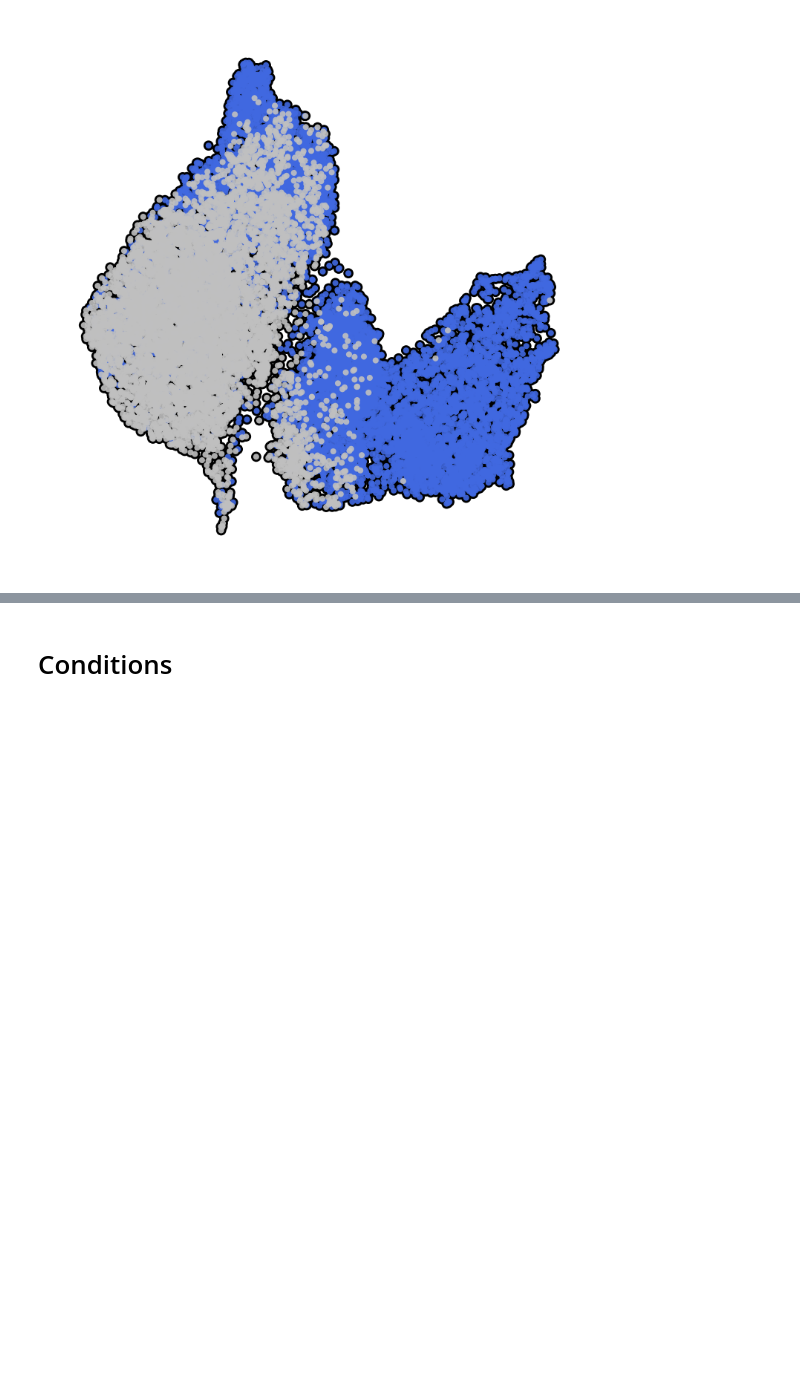
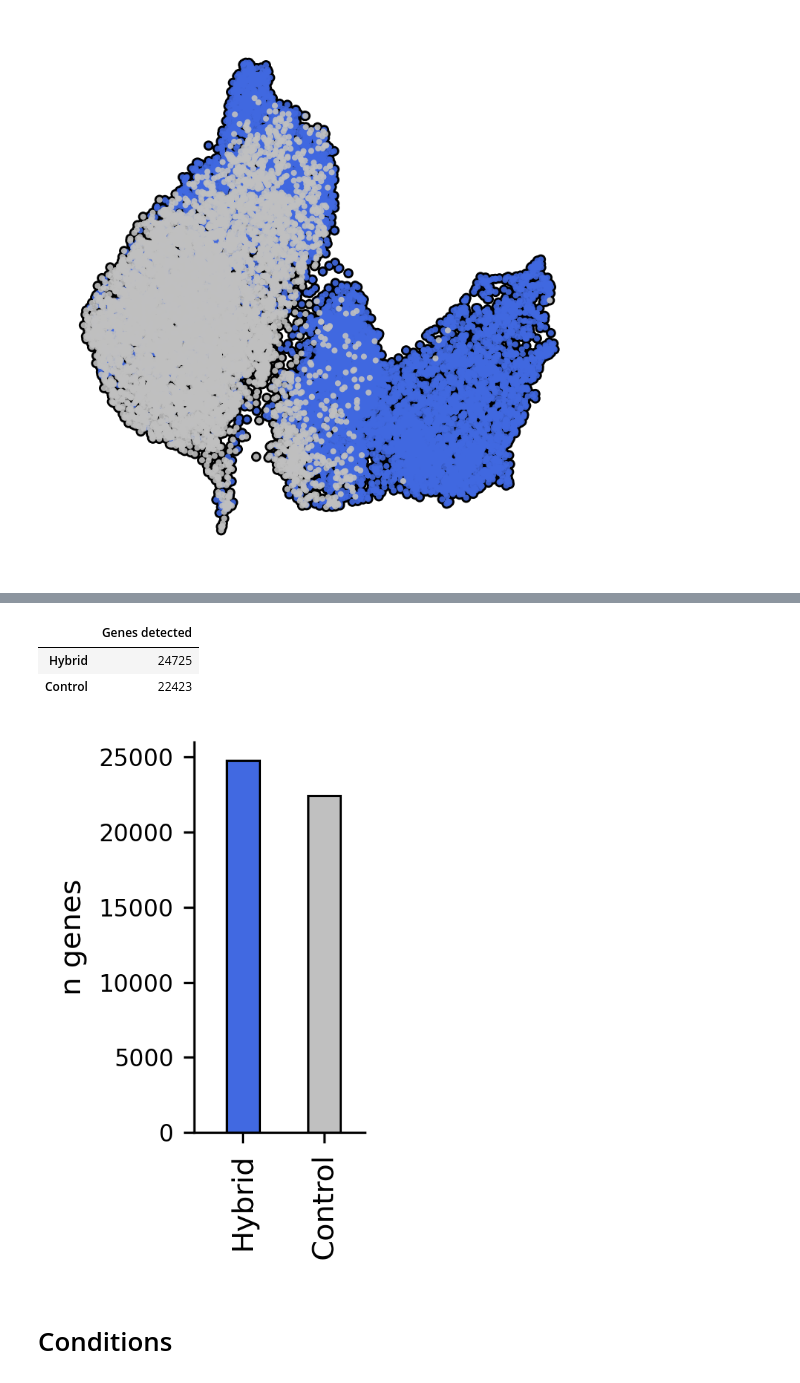
Before and after one commit to jrcwycy/hybrid_reprogramming, a Jupyter notebook: notebooks/anndatas/pretty_plots.ipynb, the cells around one changed output, grey strips where cells are left out. Cells and saved outputs as stored; diff of their text form; code cells hidden in the pictures; blank space fills up the shorter version.

```diff
--- a/notebooks/anndatas/pretty_plots.ipynb
+++ b/notebooks/anndatas/pretty_plots.ipynb
@@ -43,3 +45,16 @@ AnnData object with n_obs × n_vars = 15950 × 25042
     varm: 'PCs'
     layers: 'log_norm', 'raw_counts'
     obsp: 'connectivities', 'distances'
+# %%
+# Change pooled_condition names to desired names
+
+condition_map = {
+    "Control": "Control",
+    "siPRRX1/mmMYOD1": "HYB",
+    "siPRRX1": "siPRRX1",
+    "mmMYOD1": "mmMYOD1",
+}
+
+adata.obs['condition'] = adata.obs['pooled_condition'].map(condition_map)
+
+adata.obs.head()
@@ -68,3 +120,56 @@ sc.pl.umap(
+# %%
+gene_counts = {}
+
+adata.X = adata.layers['raw_counts'].copy()
+
+grouping_col = 'dataset'
+
+for ds, idx in adata.obs.groupby(grouping_col, observed=True).indices.items():
+    # subset of cells per dataset
+    X_sub = adata[idx, :].X
+
+    # count how many genes have at least one nonzero value
+    detected = np.array((X_sub > 0).sum(axis=0)).ravel() > 0
+    n_genes_detected = detected.sum()
+
+    gene_counts[ds] = n_genes_detected
+
+# Make a nice table
+gene_counts_df = pd.DataFrame.from_dict(gene_counts, orient='index', columns=['Genes detected'])
+# gene_counts_df = gene_counts_df.reset_index(names=grouping_col)
+gene_counts_df
+# %% [output]
+|  | Genes detected |
+| Hybrid | 24725 |
+| Control | 22423 |
+# %%
+plt.rcParams['figure.dpi'] = 300
+plt.rcParams['figure.figsize'] = 1.75, 2.75
+fig, ax = plt.subplots()
+
+ax.bar(
+    x=gene_counts_df.index,
+    height=gene_counts_df['Genes detected'],
+    width=0.4,
+    color=dataset_colors,
+    edgecolor='k',
+    linewidth=0.75,
+)
+
+plt.xticks(rotation=90)
+
+ax.set_xticks([0, 1])
+ax.set_xticklabels(['Hybrid', 'Control'])
+ax.set_ylabel("n genes")
+ax.set_xlim(-0.6, 1.5)
+plt.yticks(fontsize=8)
+# ax.set_ylim(0, 26000)
+
+sns.despine()
+plt.tight_layout()
+plt.show()
+# %% [output]
+[figure, added]
 # %% [markdown]
 # Conditions
 # %%
```
Also changed, not shown: parts of 24 cells of this notebook, 6 other files.
